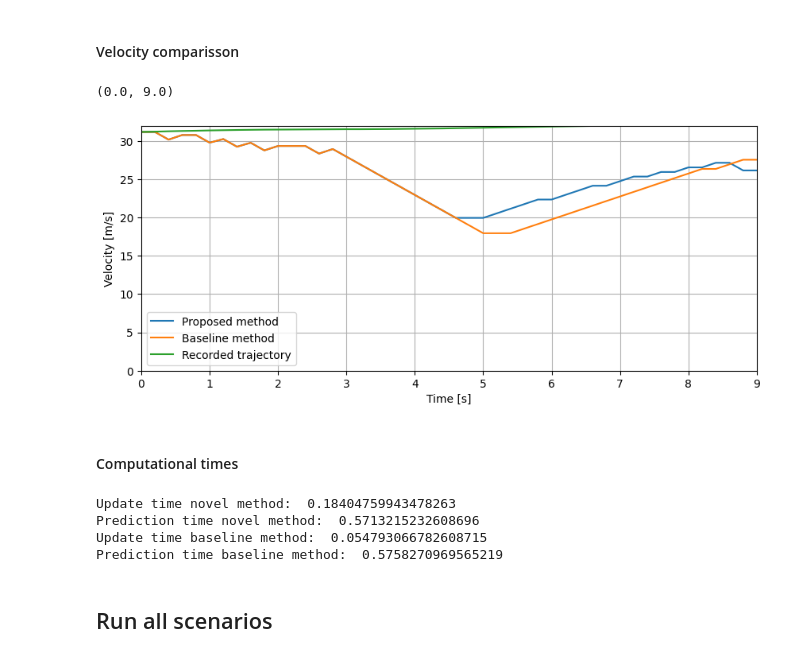
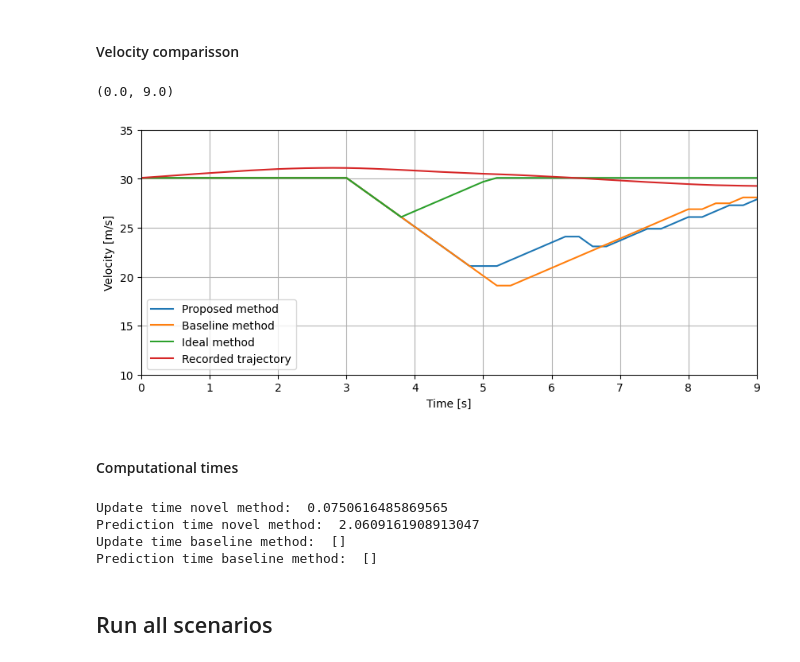
Before and after one commit to haastregt/occlusion_tracking, a Jupyter notebook: highd_scenarios.ipynb, the cells around one changed output. Saved outputs shown, nothing was run; the diff lists cells and outputs as text; code cells hidden in the pictures.

```diff
--- a/highd_scenarios.ipynb
+++ b/highd_scenarios.ipynb
@@ -82,7 +91,7 @@ save_results(save_path, tracked_results, untracked_results, scenario1, scenario_
 # %% [markdown]
 ## Visualise single result
 # %%
-results_file = "results/highd_simulations_pickle/ZAM_HighD-13_3_T-1"
+results_file = "results/ZAM_HighD-13_7_T-1"
 
 data = load_results(results_file)
 # %% [markdown]
@@ -172,27 +181,28 @@ Text(0, 0.5, 'Distance Headway [m]')
 # %%
 ego_novel = data["novel_method"]["ego_vehicle"]
 ego_baseline = data["baseline_method"]["ego_vehicle"]
+ego_ideal = data["ideal_method"]["ego_vehicle"]
 ego_recorded = data["recorded_ego_speed"]
 
 plt.figure(figsize=(10, 4))
-labels = ['Proposed method','Baseline method', 'Recorded trajectory']
-for idx, vehicle in enumerate([ego_novel, ego_baseline]):
+labels = ['Proposed method','Baseline method', 'Ideal method', 'Recorded trajectory']
+for idx, vehicle in enumerate([ego_novel, ego_baseline, ego_ideal]):
     velocities = [round(vehicle.initial_state.velocity, 2)]
     time = [round(vehicle.initial_state.time_step/10, 2)]
     for state in vehicle.prediction.trajectory.state_list:
         velocities.append(round(state.velocity, 2))
         time.append(round(state.time_step/5, 2))
     plt.plot(time, velocities, label=labels[idx])
 plt.plot(time, ego_recorded[::5], label=labels[-1]) #forgot to downsample recorded vel
 plt.xlabel('Time [s]')
 plt.ylabel('Velocity [m/s]')
 plt.legend()
 plt.grid()
-plt.ylim(0, 32)
+plt.ylim(10, 35)
 plt.xlim(0,9)
 # %% [output]
 (0.0, 9.0)
-[figure, old version]
+[figure, new version]
 # %% [markdown]
 #### Computational times
 # %%
@@ -201,10 +211,10 @@ print("Prediction time novel method: ", data["novel_method"]["computational_time
 print("Update time baseline method: ", data["baseline_method"]["computational_time"]["update_step"])
 print("Prediction time baseline method: ", data["baseline_method"]["computational_time"]["prediction_step"])
 # %% [output]
-Update time novel method:  0.18404759943478263
-Prediction time novel method:  0.5713215232608696
-Update time baseline method:  0.054793066782608715
-Prediction time baseline method:  0.5758270969565219
+Update time novel method:  0.0750616485869565
+Prediction time novel method:  2.0609161908913047
+Update time baseline method:  []
+Prediction time baseline method:  []
 # %% [markdown]
 ## Run all scenarios
 # %%
```
Also changed, not shown: parts of 12 cells of this notebook, 3 other files.
